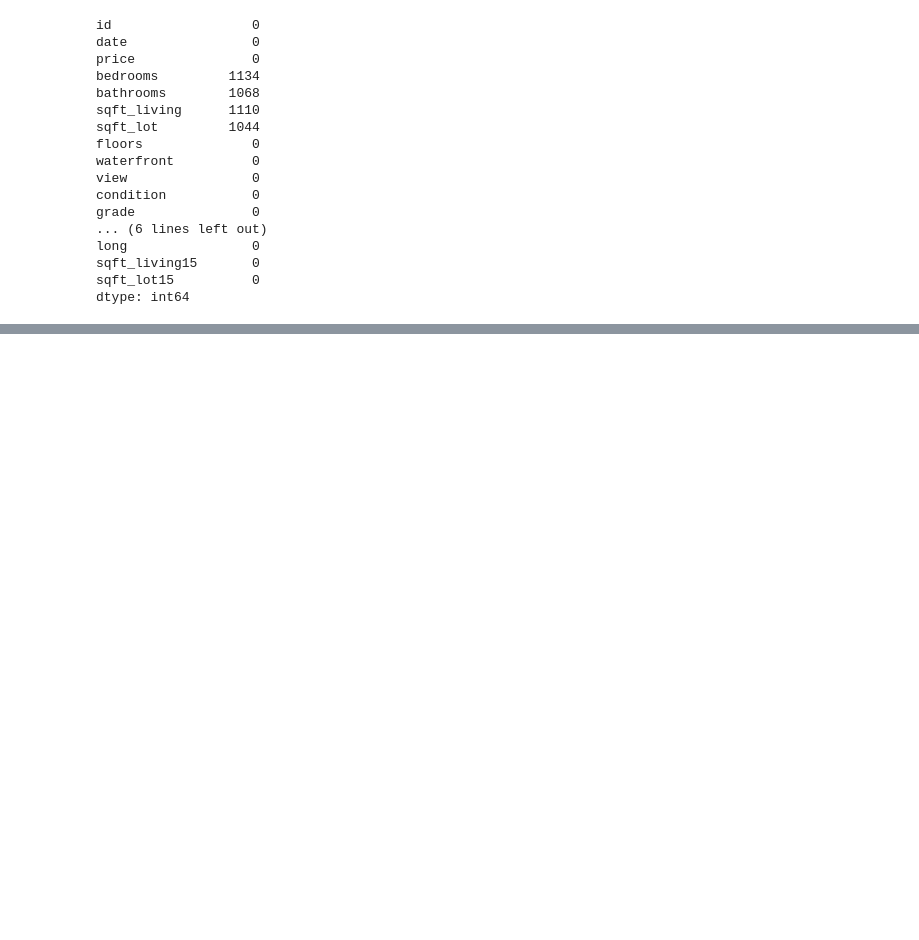
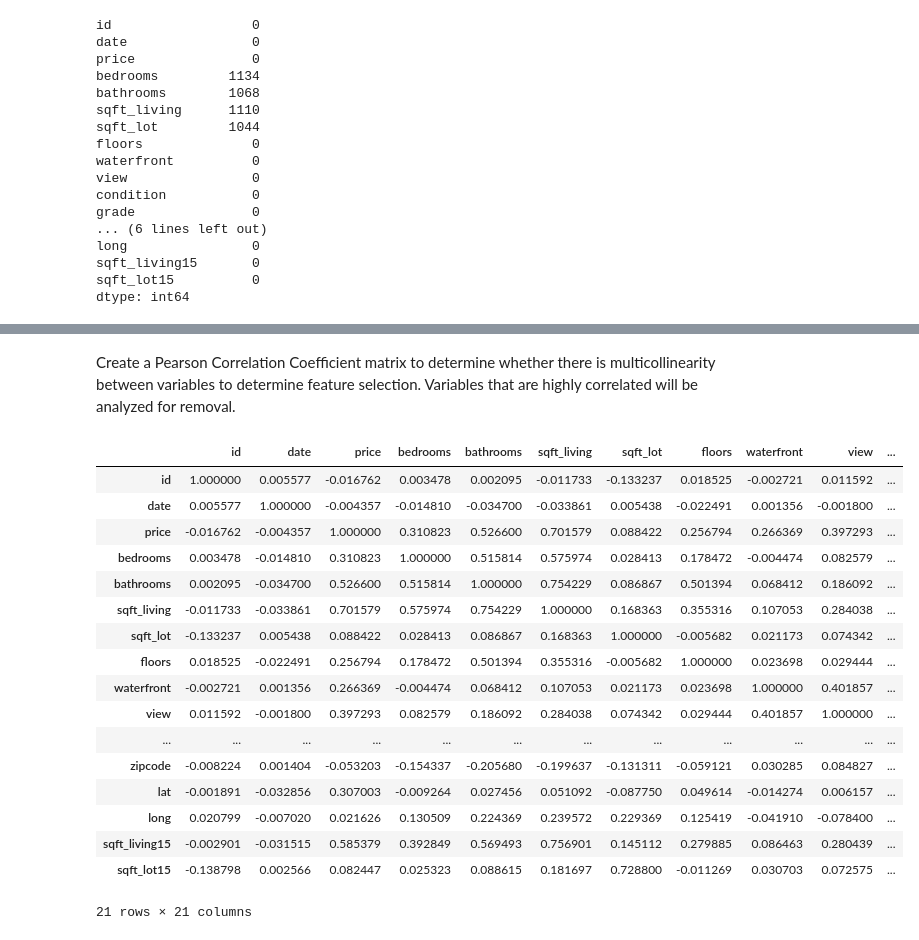
Before and after one commit to celdev-1190/ads500b, a Jupyter notebook: house_sales_regression.ipynb, the cells around one changed output, grey strips where cells are left out. Drawn from its saved outputs; the diff is of its cells as text; code cells hidden in the pictures; blank space fills up the shorter version.

```diff
--- a/house_sales_regression.ipynb
+++ b/house_sales_regression.ipynb
@@ -112,0 +157,23 @@ dtype: int64
+# %% [markdown]
+Create a Pearson Correlation Coefficient matrix to determine whether there is multicollinearity between variables to determine feature selection. Variables that are highly correlated will be analyzed for removal.
+# %%
+sales.corr()
+# %% [output]
+|  | id | date | price | bedrooms | bathrooms | sqft_living | sqft_lot | floors | waterfront | view | ... |
+| id | 1.000000 | 0.005577 | -0.016762 | 0.003478 | 0.002095 | -0.011733 | -0.133237 | 0.018525 | -0.002721 | 0.011592 | ... |
+| date | 0.005577 | 1.000000 | -0.004357 | -0.014810 | -0.034700 | -0.033861 | 0.005438 | -0.022491 | 0.001356 | -0.001800 | ... |
+| price | -0.016762 | -0.004357 | 1.000000 | 0.310823 | 0.526600 | 0.701579 | 0.088422 | 0.256794 | 0.266369 | 0.397293 | ... |
+| bedrooms | 0.003478 | -0.014810 | 0.310823 | 1.000000 | 0.515814 | 0.575974 | 0.028413 | 0.178472 | -0.004474 | 0.082579 | ... |
+| bathrooms | 0.002095 | -0.034700 | 0.526600 | 0.515814 | 1.000000 | 0.754229 | 0.086867 | 0.501394 | 0.068412 | 0.186092 | ... |
+| sqft_living | -0.011733 | -0.033861 | 0.701579 | 0.575974 | 0.754229 | 1.000000 | 0.168363 | 0.355316 | 0.107053 | 0.284038 | ... |
+| sqft_lot | -0.133237 | 0.005438 | 0.088422 | 0.028413 | 0.086867 | 0.168363 | 1.000000 | -0.005682 | 0.021173 | 0.074342 | ... |
+| floors | 0.018525 | -0.022491 | 0.256794 | 0.178472 | 0.501394 | 0.355316 | -0.005682 | 1.000000 | 0.023698 | 0.029444 | ... |
+| waterfront | -0.002721 | 0.001356 | 0.266369 | -0.004474 | 0.068412 | 0.107053 | 0.021173 | 0.023698 | 1.000000 | 0.401857 | ... |
+| view | 0.011592 | -0.001800 | 0.397293 | 0.082579 | 0.186092 | 0.284038 | 0.074342 | 0.029444 | 0.401857 | 1.000000 | ... |
+| ... | ... | ... | ... | ... | ... | ... | ... | ... | ... | ... | ... |
+| zipcode | -0.008224 | 0.001404 | -0.053203 | -0.154337 | -0.205680 | -0.199637 | -0.131311 | -0.059121 | 0.030285 | 0.084827 | ... |
+| lat | -0.001891 | -0.032856 | 0.307003 | -0.009264 | 0.027456 | 0.051092 | -0.087750 | 0.049614 | -0.014274 | 0.006157 | ... |
+| long | 0.020799 | -0.007020 | 0.021626 | 0.130509 | 0.224369 | 0.239572 | 0.229369 | 0.125419 | -0.041910 | -0.078400 | ... |
+| sqft_living15 | -0.002901 | -0.031515 | 0.585379 | 0.392849 | 0.569493 | 0.756901 | 0.145112 | 0.279885 | 0.086463 | 0.280439 | ... |
+| sqft_lot15 | -0.138798 | 0.002566 | 0.082447 | 0.025323 | 0.088615 | 0.181697 | 0.728800 | -0.011269 | 0.030703 | 0.072575 | ... |
+21 rows × 21 columns
```
Also changed, not shown: parts of 20 cells of this notebook.
